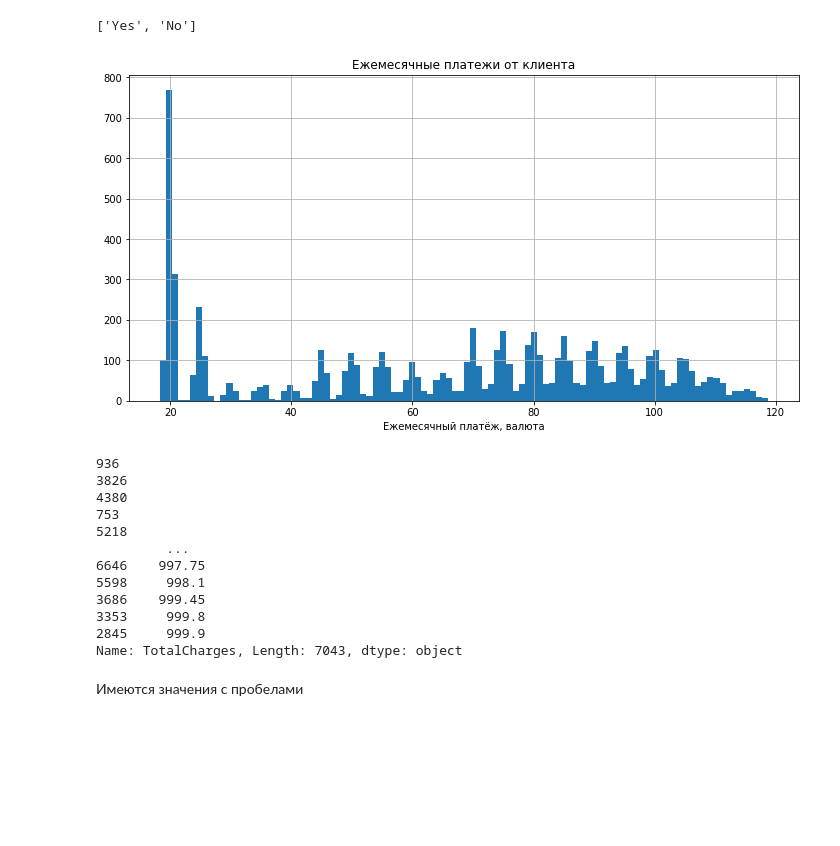
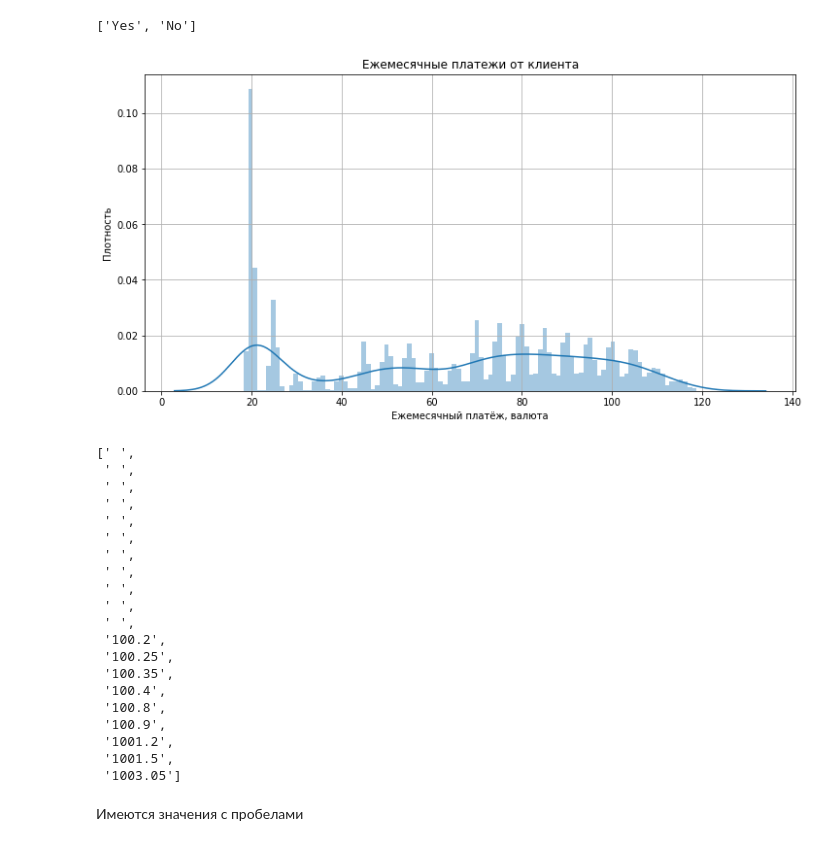
Before and after one commit to veselov-evgeny/ds_projects, a Jupyter notebook: Отток клиентов у телеком-провайдера/provider.ipynb, the cells around one changed output. Cells and saved outputs as stored; diff of their text form; code cells hidden in the pictures; blank space fills up the shorter version.

```diff
--- a/Отток клиентов у телеком-провайдера/provider.ipynb
+++ b/Отток клиентов у телеком-провайдера/provider.ipynb
@@ -134,28 +136,37 @@ list(contract['PaperlessBilling'].unique())
 ['Yes', 'No']
 # %%
 fig, ax = plt.subplots(figsize=(12,6))
-ax.hist(contract['MonthlyCharges'].astype(float), bins=100)
+sns.distplot(contract['MonthlyCharges'].astype(float), bins=100, ax=ax)
 ax.set_title('Ежемесячные платежи от клиента')
 ax.grid()
 ax.set_xlabel("Ежемесячный платёж, валюта")
+ax.set_ylabel("Плотность")
 plt.show()
 # %% [output]
-[figure, old version]
+[figure, new version]
 # %%
-contract['TotalCharges'].sort_values()
+list(contract['TotalCharges'].sort_values().head(20))
 # %% [output]
-936
-3826
-4380
-753
-5218
-         ...
-6646    997.75
-5598     998.1
-3686    999.45
-3353     999.8
-2845     999.9
-Name: TotalCharges, Length: 7043, dtype: object
+[' ',
+ ' ',
+ ' ',
+ ' ',
+ ' ',
+ ' ',
+ ' ',
+ ' ',
+ ' ',
+ ' ',
+ ' ',
+ '100.2',
+ '100.25',
+ '100.35',
+ '100.4',
+ '100.8',
+ '100.9',
+ '1001.2',
+ '1001.5',
+ '1003.05']
 # %% [markdown]
 Имеются значения с пробелами
 # %%
```
Also changed, not shown: parts of 17 cells of this notebook.
